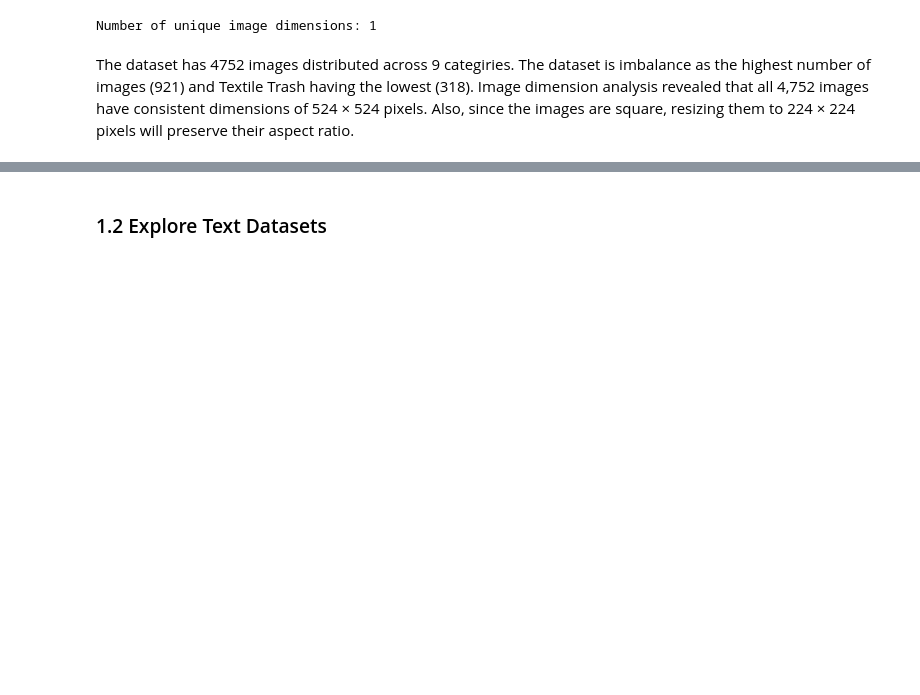
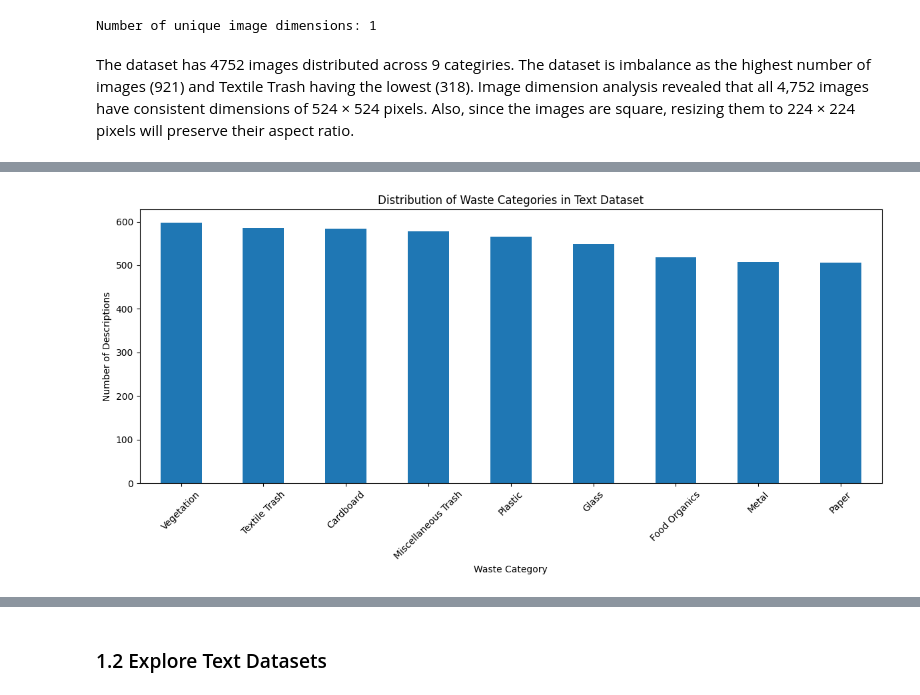
Before and after one commit to Nagirah/Waste-Management-Sytem, a Jupyter notebook: waste_management_summative.ipynb, the cells around one changed output, grey strips where cells are left out. Saved outputs shown, nothing was run; the diff lists cells and outputs as text; code cells hidden in the pictures; blank space fills up the shorter version.

Commit message:
Text data exploration

```diff
--- a/waste_management_summative.ipynb
+++ b/waste_management_summative.ipynb
@@ -198,0 +206,10 @@ Also, since the images are square, resizing them to 224 × 224 pixels will prese
+# %%
+#Load the csv file from the drive
+text_data_path = (
+    "/content/drive/MyDrive/WasteManagement/"
+    "waste_descriptions.csv"
+)
+
+text_df = pd.read_csv(text_data_path)
+
+text_df.head()
@@ -198,0 +282,3 @@ Also, since the images are square, resizing them to 224 × 224 pixels will prese
+# %%
+#drop duplicates
+text_df = text_df.drop_duplicates()
@@ -198,0 +290,5 @@ Also, since the images are square, resizing them to 224 × 224 pixels will prese
+# %%
+#category distribution
+category_counts = text_df["category"].value_counts()
+
+print(category_counts)
@@ -198,0 +307,15 @@ Also, since the images are square, resizing them to 224 × 224 pixels will prese
+# %%
+#Visualize
+plt.figure(figsize=(12, 6))
+
+category_counts.plot(kind="bar")
+
+plt.xlabel("Waste Category")
+plt.ylabel("Number of Descriptions")
+plt.title("Distribution of Waste Categories in Text Dataset")
+
+plt.xticks(rotation=45)
+plt.tight_layout()
+plt.show()
+# %% [output]
+[figure, added]
```
Also changed, not shown: parts of 18 cells of this notebook.
